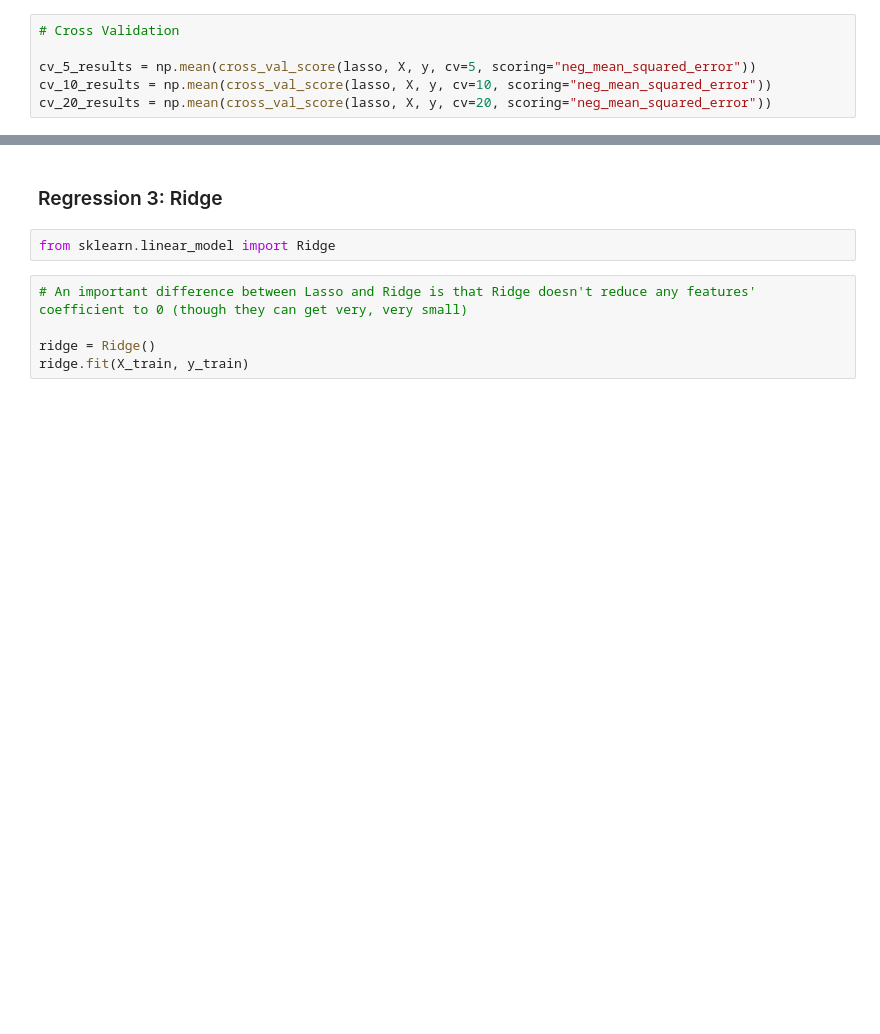
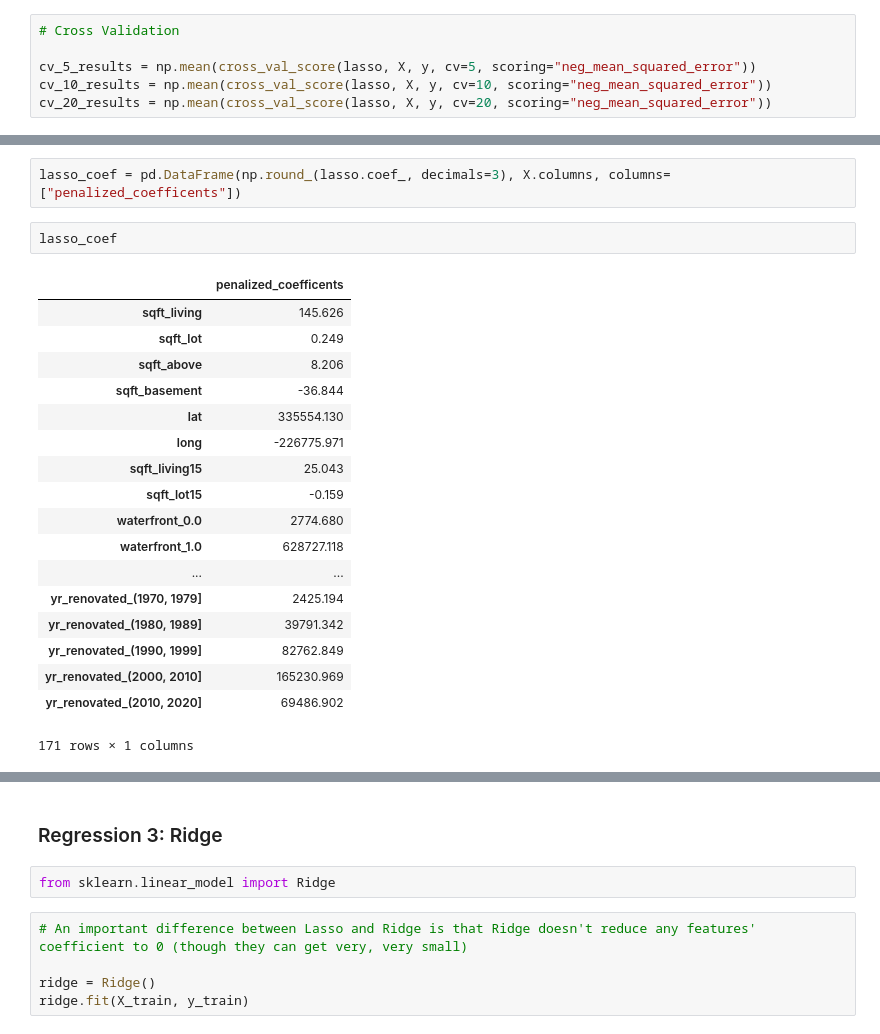
Before and after one commit to kemepley/Project_1, a Jupyter notebook: Clean_DF-Take 4.ipynb, the cells around one changed output, grey strips where cells are left out. Saved outputs shown, nothing was run; the diff lists cells and outputs as text; blank space fills up the shorter version.

```diff
--- a/Clean_DF-Take 4.ipynb
+++ b/Clean_DF-Take 4.ipynb
@@ -461,0 +446,23 @@ yr_renovated_(2010, 2020] 49800.951578409935
+# %%
+lasso_coef = pd.DataFrame(np.round_(lasso.coef_, decimals=3), X.columns, columns=["penalized_coefficents"])
+# %%
+lasso_coef
+# %% [output]
+|  | penalized_coefficents |
+| sqft_living | 145.626 |
+| sqft_lot | 0.249 |
+| sqft_above | 8.206 |
+| sqft_basement | -36.844 |
+| lat | 335554.130 |
+| long | -226775.971 |
+| sqft_living15 | 25.043 |
+| sqft_lot15 | -0.159 |
+| waterfront_0.0 | 2774.680 |
+| waterfront_1.0 | 628727.118 |
+| ... | ... |
+| yr_renovated_(1970, 1979] | 2425.194 |
+| yr_renovated_(1980, 1989] | 39791.342 |
+| yr_renovated_(1990, 1999] | 82762.849 |
+| yr_renovated_(2000, 2010] | 165230.969 |
+| yr_renovated_(2010, 2020] | 69486.902 |
+171 rows × 1 columns
```
Also changed, not shown: parts of 32 cells of this notebook, 7 other files.
